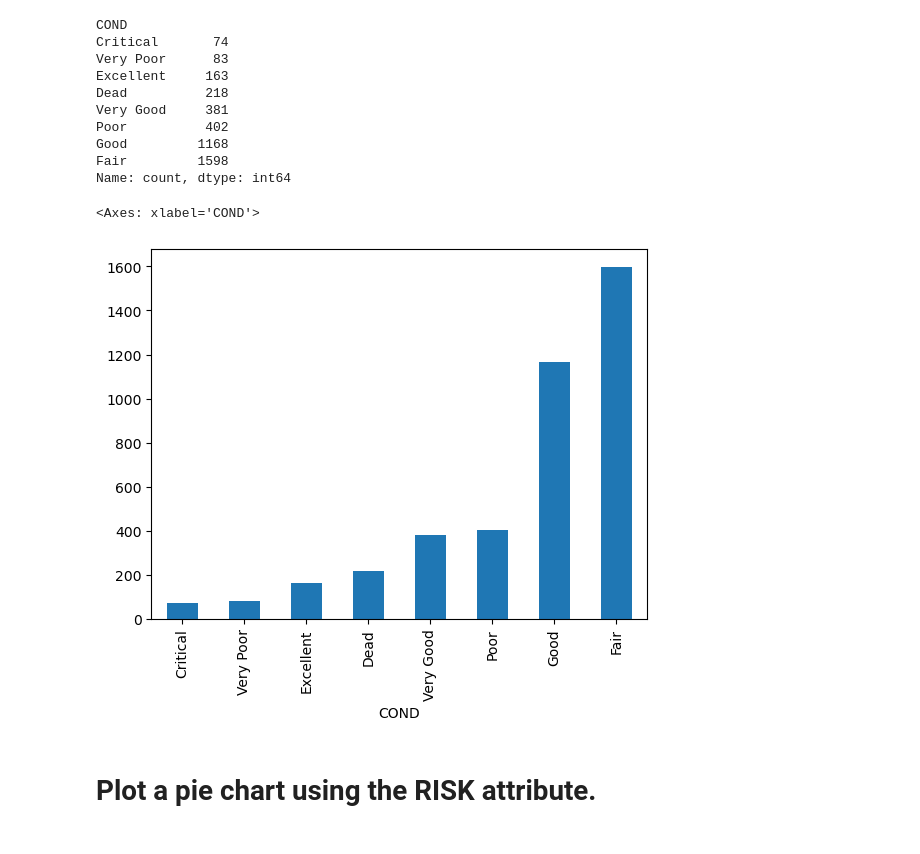
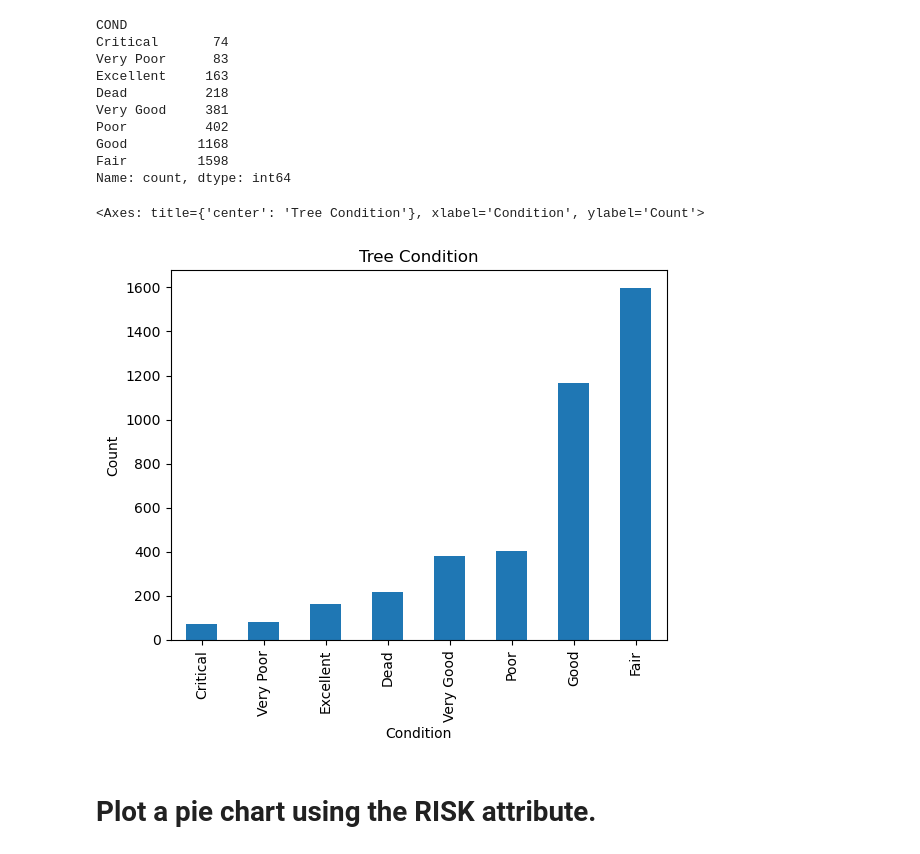
Before and after one commit to angelikabrown/DataEngineering.Labs.CityOfNewarkDETreeSurvey, a Jupyter notebook: newark_de_tree_survey.ipynb, the cells around one changed output. Saved outputs shown, nothing was run; the diff lists cells and outputs as text; code cells hidden in the pictures.

Commit message:
plot for tree condition

```diff
--- a/newark_de_tree_survey.ipynb
+++ b/newark_de_tree_survey.ipynb
@@ -165,10 +165,10 @@ Fair         1598
 Name: count, dtype: int64
 # %%
 # Plot the Series here
-sorted_data.plot.bar(x='Amount of trees', y='Condition')
+sorted_data.plot.bar(title='Tree Condition', xlabel='Condition', ylabel='Count')
 # %% [output]
-<Axes: xlabel='COND'>
+<Axes: title={'center': 'Tree Condition'}, xlabel='Condition', ylabel='Count'>
-[figure, old version]
+[figure, new version]
 # %%
 # How many entries have missing values for the COND attribute? Why are these values missing?
 # %% [markdown]
```
